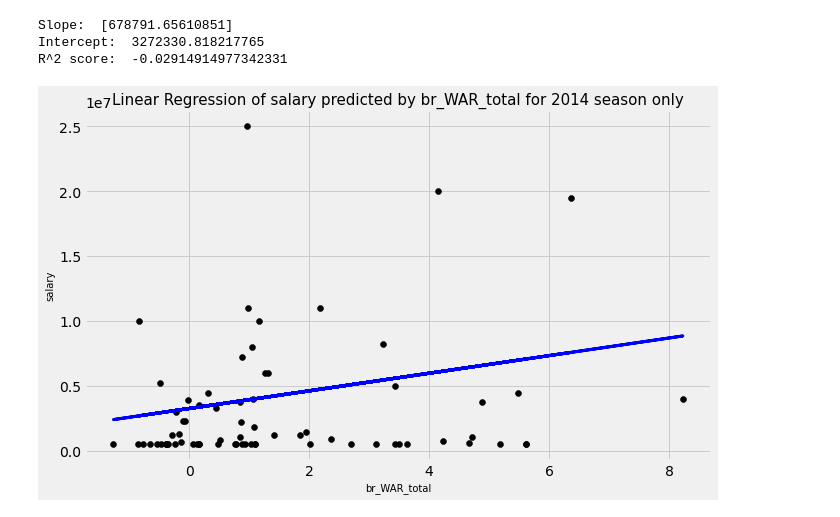
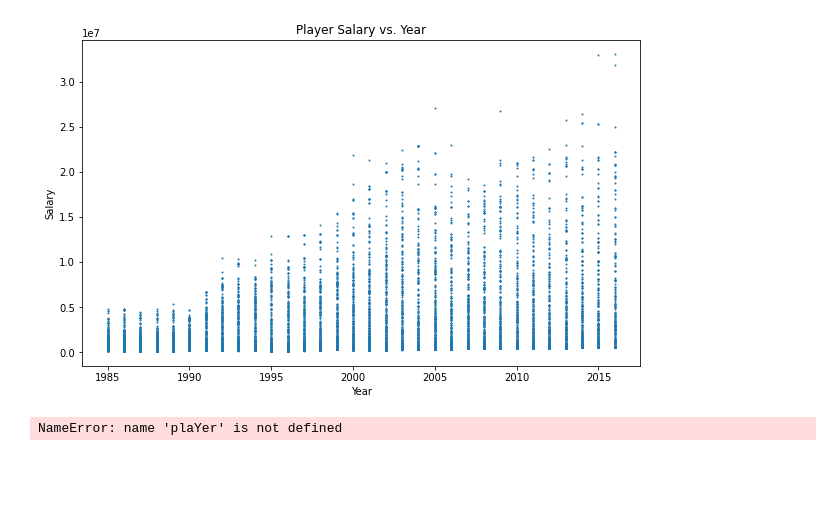
Before and after one commit to ghelms/MoneyBall-2.0, a Jupyter notebook: RQ4.ipynb, the cells around one changed output. Cells and saved outputs as stored; diff of their text form; code cells hidden in the pictures; blank space fills up the shorter version.

```diff
--- a/RQ4.ipynb
+++ b/RQ4.ipynb
@@ -13,45 +33,48 @@ player = player.dropna(subset=['salary'])
+# %%
+# plot player salary vs. year
+plt.figure(figsize=(10, 6))
+plt.scatter(player.yearID, player.adj_salary, s=1)
+plt.xlabel('Year')
+plt.ylabel('Salary')
+plt.title('Player Salary vs. Year')
+plt.show()
+# %% [output]
+[figure, added]
 # %%
-# Create a Linear regression of salary predicted by br_WAR_total for 2014 season only
+# Create a Linear regression of salarY predicted bY br_WAR_total for 2014 season onlY
 from sklearn.linear_model import LinearRegression
 from sklearn.model_selection import train_test_split
 
-# Create a subset dataset for yearID 2014
-player_2014 = player[player['yearID'] == 2014]
+# Adjust the Year column bY subtracting 1 from all Years
+player['YearID'] = player['YearID'] - 1
 
-# Create X and y
-X = player_2014[['br_WAR_total']]
-y = player_2014['salary']
-
-# Split the data into training and testing sets
-X_train, X_test, y_train, y_test = train_test_split(X, y, test_size=0.2, random_state=42)
-
+# Create X and Y
+X = player[['br_WAR_total']]
+Y = player['log_salarY']
 # Create a linear regression object
 reg = LinearRegression()
 
 # Fit the model to the training data
-reg.fit(X_train, y_train)
+reg.fit(X, Y)
 
 # Print the coefficients
 print("Slope: ", reg.coef_)
 print("Intercept: ", reg.intercept_)
 # Print the R^2 for the model against the test data
-print("R^2 score: ", reg.score(X_test, y_test))
+print("R^2 score: ", reg.score(x, Y))
 
 # Plot the model
 # Figure size
 plt.figure(figsize=(10, 6))
-plt.scatter(X_test, y_test,  color='black')
-plt.plot(X_test, reg.predict(X_test), color='blue', linewidth=3)
+plt.scatter(X, Y,  color='black')
+plt.plot(X, reg.predict(X), color='blue', linewidth=3)
 # x_label
 plt.xlabel('br_WAR_total', size =10)
-# y_label
-plt.ylabel('salary', size = 10)
+# Y_label
+plt.Ylabel('Log salarY', size = 10)
 # title
-plt.title('Linear Regression of salary predicted by br_WAR_total for 2014 season only', size = 15)
+plt.title('Linear Regression of salarY predicted bY br_WAR_total for 2014 season onlY', size = 15)
 # show the plot
 plt.show()
 # %% [output]
-Slope:  [678791.65610851]
-Intercept:  3272330.818217765
-R^2 score:  -0.02914914977342331
+NameError: name 'plaYer' is not defined
-[figure, removed]
```
Also changed, not shown: parts of 5 cells of this notebook, 2 other files.
